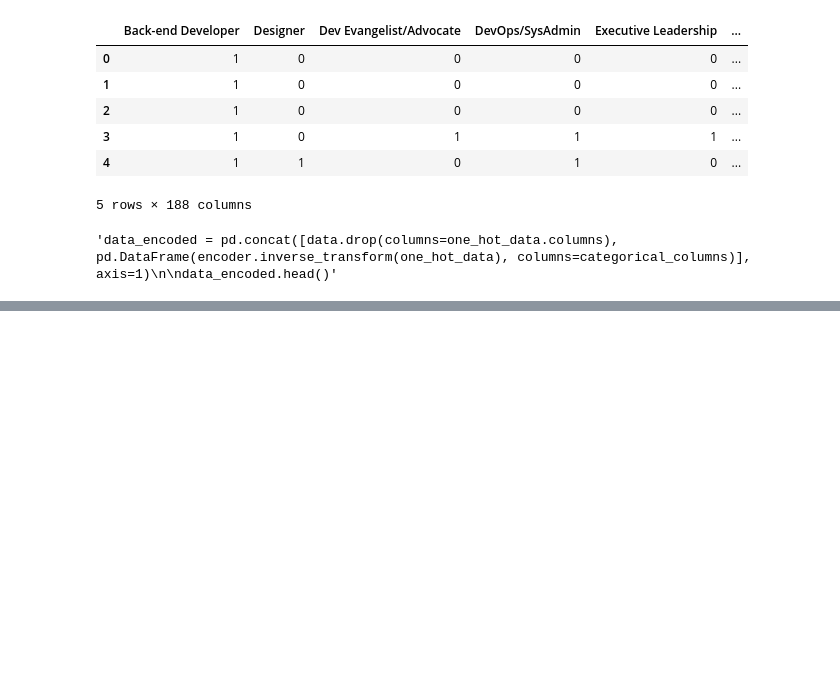
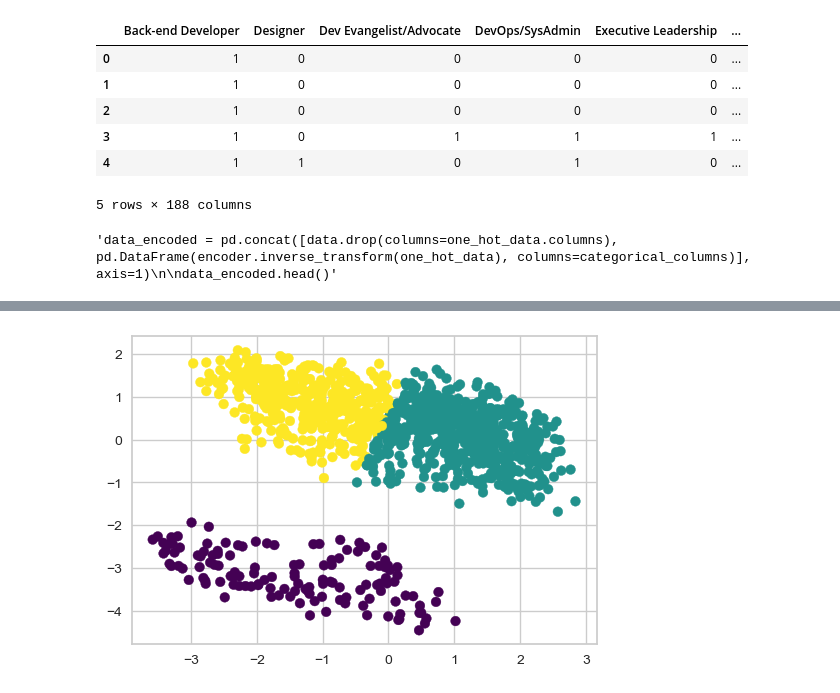
Before and after one commit to AlexandraFaria/UnsupervisedLearningTask1Project, a Jupyter notebook: Task1DataAnalysis.ipynb, the cells around one changed output, grey strips where cells are left out. Drawn from its saved outputs; the diff is of its cells as text; code cells hidden in the pictures; blank space fills up the shorter version.

```diff
--- a/Task1DataAnalysis.ipynb
+++ b/Task1DataAnalysis.ipynb
@@ -107,0 +187,4 @@ visualizer.show()
+# %%
+# Fit KMeans Model using optimal number of clusters
+
+kmeans = KMeans(n_clusters=4, random_state=0).fit(pca_data)
@@ -107,0 +206,11 @@ visualizer.show()
+# %%
+# Plot the labeled data
+
+fig, ax = plt.subplots(figsize=(6,4))
+
+# Add data points
+
+ax.scatter(x=pca_data['PC1'], y=pca_data['PC2'], c=pca_data['cluster'], cmap='viridis')
+plt.show()
+# %% [output]
+[figure, added]
```
Also changed, not shown: parts of 10 cells of this notebook.
